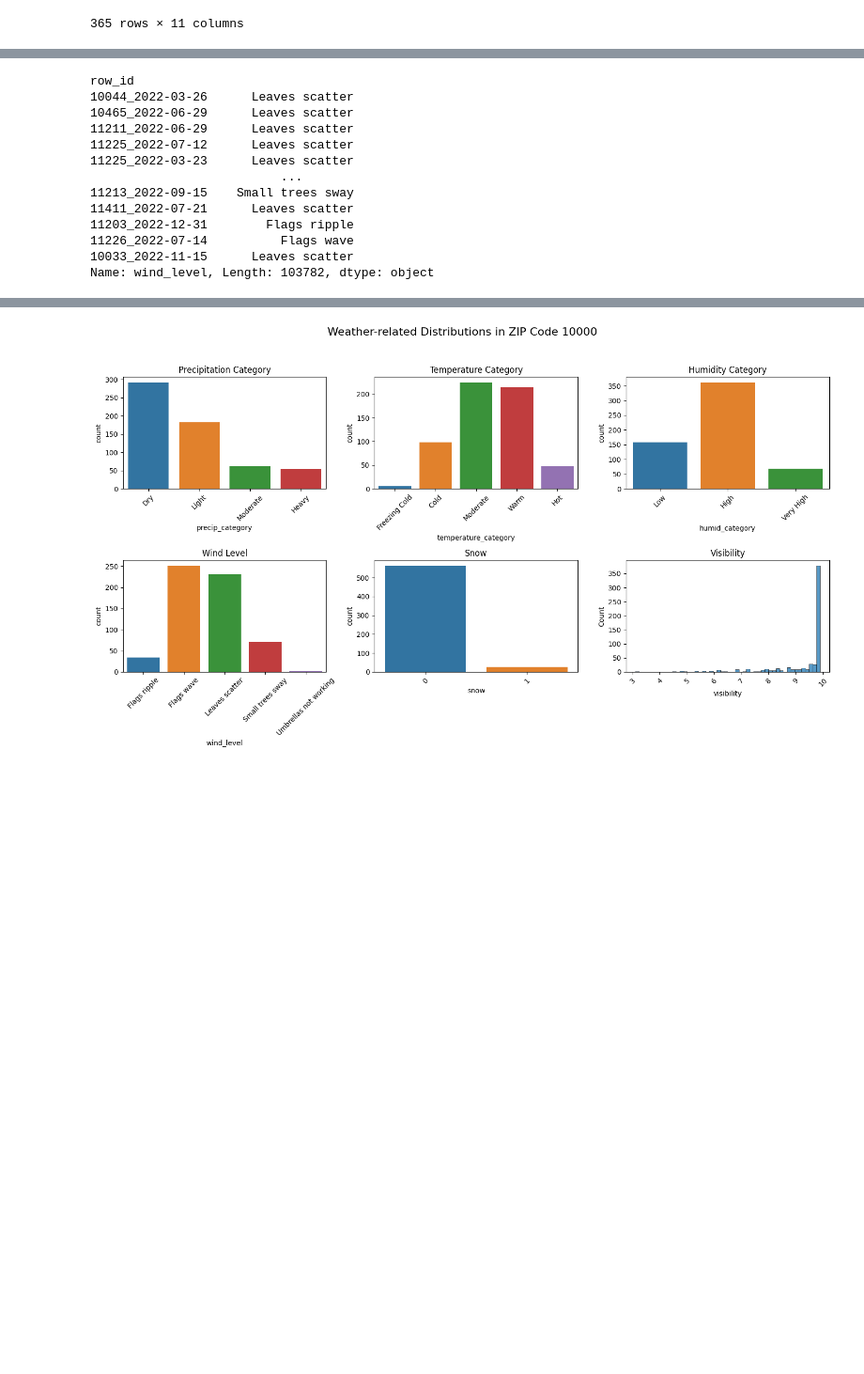
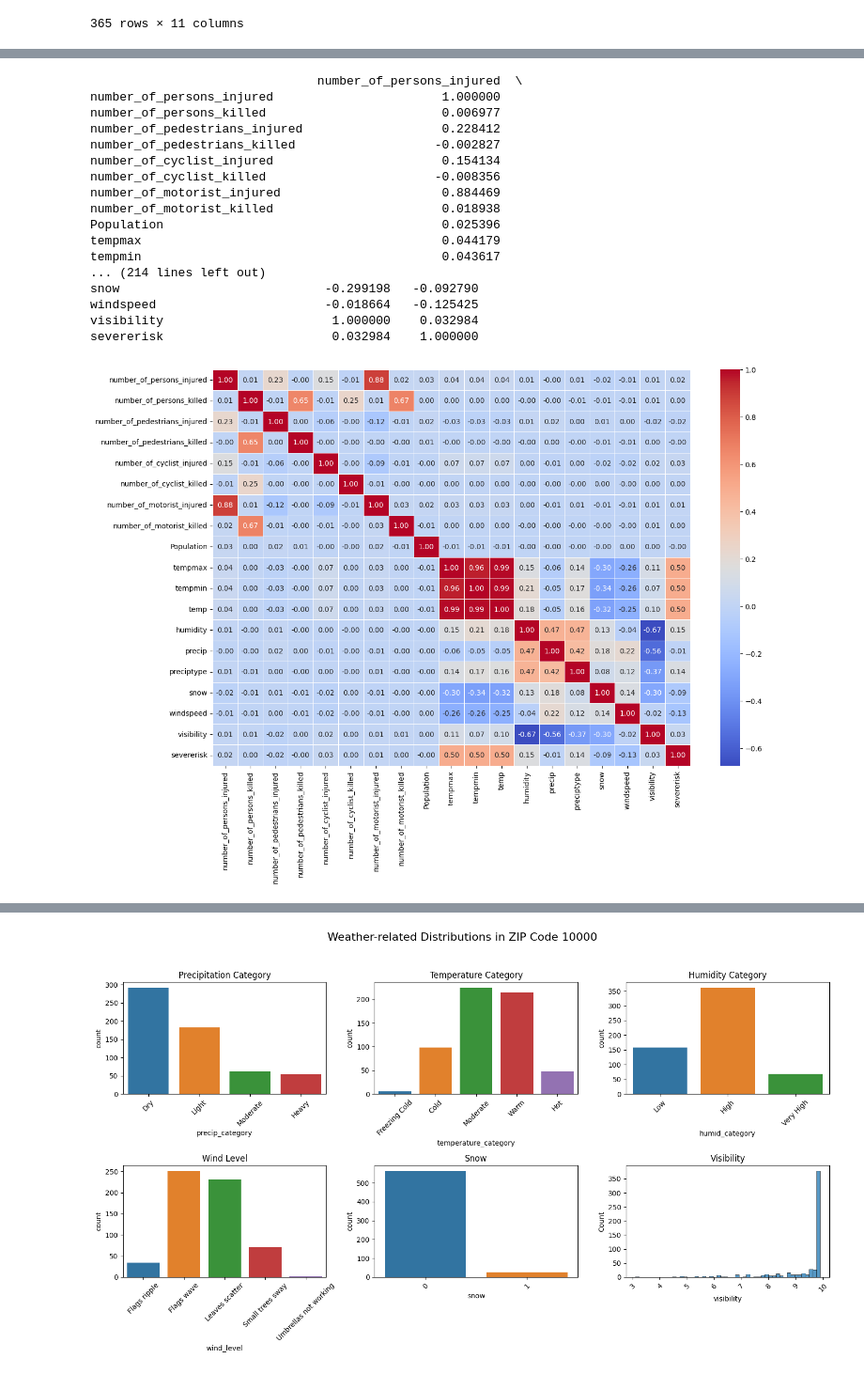
Before and after one commit to ReiannaLiu/MotorVehicleCollision, a Jupyter notebook: data_cleaning_process/weather_collision_EDA.ipynb, the cells around one changed output, grey strips where cells are left out. Shown at 94% size. Drawn from its saved outputs; the diff is of its cells as text; code cells hidden in the pictures; blank space fills up the shorter version.

```diff
--- a/data_cleaning_process/weather_collision_EDA.ipynb
+++ b/data_cleaning_process/weather_collision_EDA.ipynb
@@ -72,3 +72,24 @@ Data columns (total 33 columns):
  32  date                           103782 non-null  datetime64[ns]
 dtypes: datetime64[ns](2), float64(6), int64(14), object(11)
 memory usage: 26.9+ MB
+# %%
+# redefine the severity of accidents
+def categorize_severity(row):
+    if row['number_of_deaths'] >= 4:
+        return 'Very Fatal'
+    elif row['number_of_deaths'] > 0:
+        return 'Fatal'
+    elif row['number_of_injuries'] >= 10:
+        return 'Serious (High)'
+    elif row['number_of_injuries'] >= 5:
+        return 'Serious (Medium)'
+    elif row['number_of_injuries'] > 0:
+        return 'Serious (Low)'
+    else:
+        return 'Minor'
+
+# Apply the function to create a new column 'severity_of_accident'
+collision_df['severity_of_accident'] = collision_df.apply(categorize_severity, axis=1)
+
+# Display the resulting DataFrame
+print(collision_df[['number_of_injuries', 'number_of_deaths', 'severity_of_accident']])
@@ -127,3 +165,3 @@ weather_cat_df
 # %%
-zipcode_weather_df = pd.merge(collision_df1, weather_cat_df, on='date', how='left').set_index(collision_df1.index)
+allzipcodes_weather_df = pd.merge(collision_df1, weather_cat_df, on='date', how='left').set_index(collision_df1.index)
 # %%
@@ -167,18 +185,0 @@ Length: 238, dtype: int64
-# %%
-zipcode_weather_df['wind_level']
-
-# there are a total of 245 zipcodes and a total of 1M row entries (because there are multiple accidents for each zip code) in my dataset. My goal is to create the weather info boxplot for each zipcode
-# %% [output]
-row_id
-10044_2022-03-26      Leaves scatter
-10465_2022-06-29      Leaves scatter
-11211_2022-06-29      Leaves scatter
-11225_2022-07-12      Leaves scatter
-11225_2022-03-23      Leaves scatter
-                          ...
-11213_2022-09-15    Small trees sway
-11411_2022-07-21      Leaves scatter
-11203_2022-12-31        Flags ripple
-11226_2022-07-14          Flags wave
-10033_2022-11-15      Leaves scatter
-Name: wind_level, Length: 103782, dtype: object
@@ -184,0 +188,34 @@ Name: wind_level, Length: 103782, dtype: object
+# %%
+import pandas as pd
+
+correlation_matrix = allzipcodes_weather_df.drop(["crash_day_of_week","year","month","hour","latitude","longitude","Population Density","death_rate","injuries_rate","number_of_deaths","number_of_injuries"],axis = 1).corr(numeric_only=True)
+
+# Print or visualize the correlation matrix
+print(correlation_matrix)
+
+# Optionally, you can use seaborn to create a heatmap for better visualization
+import seaborn as sns
+import matplotlib.pyplot as plt
+
+plt.figure(figsize=(15, 10))
+sns.heatmap(correlation_matrix, annot=True, cmap='coolwarm', fmt=".2f", linewidths=.5)
+plt.show()
+# %% [output]
+                               number_of_persons_injured  \
+number_of_persons_injured                       1.000000
+number_of_persons_killed                        0.006977
+number_of_pedestrians_injured                   0.228412
+number_of_pedestrians_killed                   -0.002827
+number_of_cyclist_injured                       0.154134
+number_of_cyclist_killed                       -0.008356
+number_of_motorist_injured                      0.884469
+number_of_motorist_killed                       0.018938
+Population                                      0.025396
+tempmax                                         0.044179
+tempmin                                         0.043617
+... (214 lines left out)
+snow                            -0.299198   -0.092790
+windspeed                       -0.018664   -0.125425
+visibility                       1.000000    0.032984
+severerisk                       0.032984    1.000000
+[figure, added]
```
Also changed, not shown: parts of 33 cells of this notebook.
